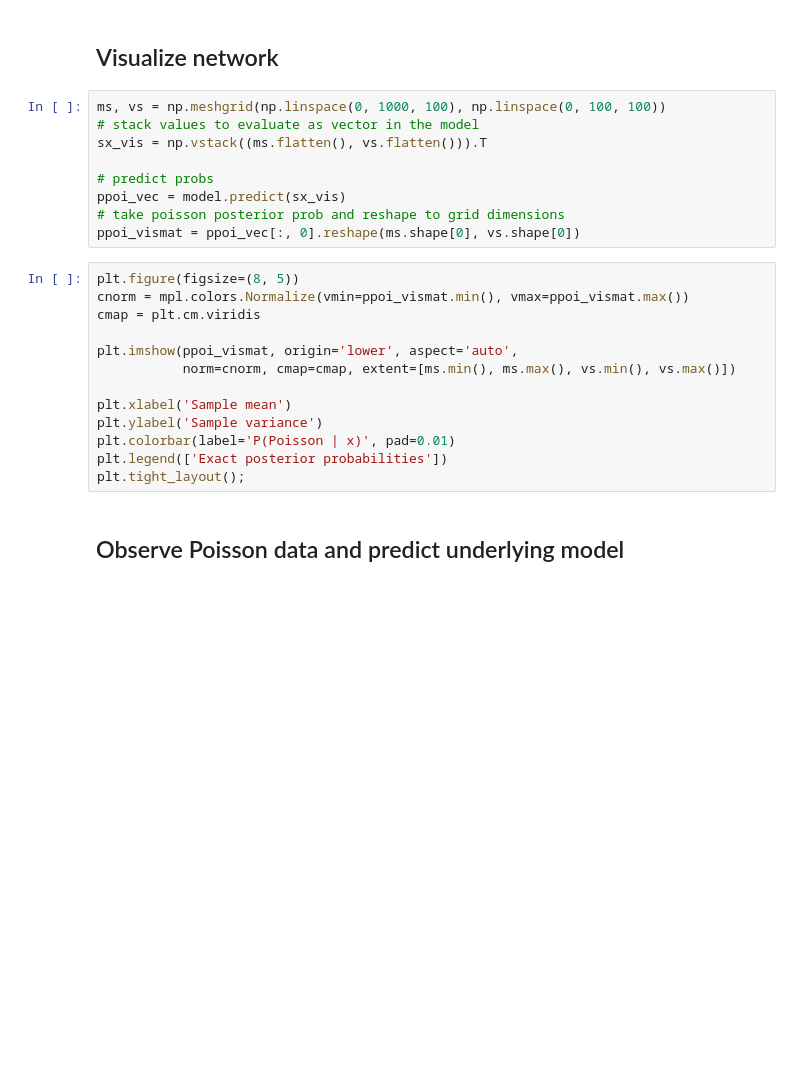
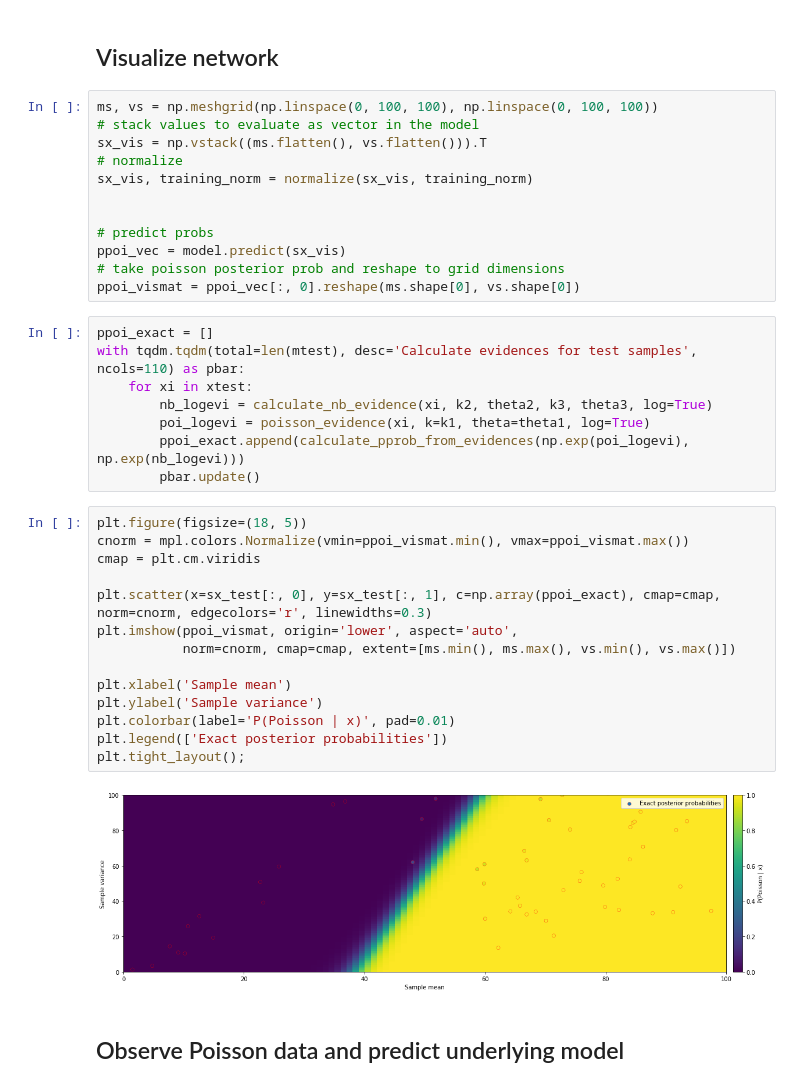
Before and after one commit to janfb/mcabc, a Jupyter notebook: notebooks/ModelComparison_ToyExample.ipynb, the cells around one changed output. Cells and saved outputs as stored; diff of their text form; blank space fills up the shorter version.

```diff
--- a/notebooks/ModelComparison_ToyExample.ipynb
+++ b/notebooks/ModelComparison_ToyExample.ipynb
@@ -91,27 +107,41 @@ plt.xlabel('iterations');
 # %% [markdown]
 ## Visualize network
 # %%
-ms, vs = np.meshgrid(np.linspace(0, 1000, 100), np.linspace(0, 100, 100))
+ms, vs = np.meshgrid(np.linspace(0, 100, 100), np.linspace(0, 100, 100))
 # stack values to evaluate as vector in the model
 sx_vis = np.vstack((ms.flatten(), vs.flatten())).T
+# normalize
+sx_vis, training_norm = normalize(sx_vis, training_norm)
+
 
 # predict probs
 ppoi_vec = model.predict(sx_vis)
 # take poisson posterior prob and reshape to grid dimensions
 ppoi_vismat = ppoi_vec[:, 0].reshape(ms.shape[0], vs.shape[0])
+# %%
+ppoi_exact = []
+with tqdm.tqdm(total=len(mtest), desc='Calculate evidences for test samples', ncols=110) as pbar:
+    for xi in xtest:
+        nb_logevi = calculate_nb_evidence(xi, k2, theta2, k3, theta3, log=True)
+        poi_logevi = poisson_evidence(xi, k=k1, theta=theta1, log=True)
+        ppoi_exact.append(calculate_pprob_from_evidences(np.exp(poi_logevi), np.exp(nb_logevi)))
+        pbar.update()
 # %%
-plt.figure(figsize=(8, 5))
+plt.figure(figsize=(18, 5))
 cnorm = mpl.colors.Normalize(vmin=ppoi_vismat.min(), vmax=ppoi_vismat.max())
 cmap = plt.cm.viridis
 
+plt.scatter(x=sx_test[:, 0], y=sx_test[:, 1], c=np.array(ppoi_exact), cmap=cmap, norm=cnorm, edgecolors='r', linewidths=0.3)
 plt.imshow(ppoi_vismat, origin='lower', aspect='auto',
            norm=cnorm, cmap=cmap, extent=[ms.min(), ms.max(), vs.min(), vs.max()])
 
 plt.xlabel('Sample mean')
 plt.ylabel('Sample variance')
 plt.colorbar(label='P(Poisson | x)', pad=0.01)
 plt.legend(['Exact posterior probabilities'])
 plt.tight_layout();
+# %% [output]
+[figure, added]
 # %% [markdown]
 ## Observe Poisson data and predict underlying model
 # %%
```
Also changed, not shown: parts of 20 cells of this notebook, 2 other files.
